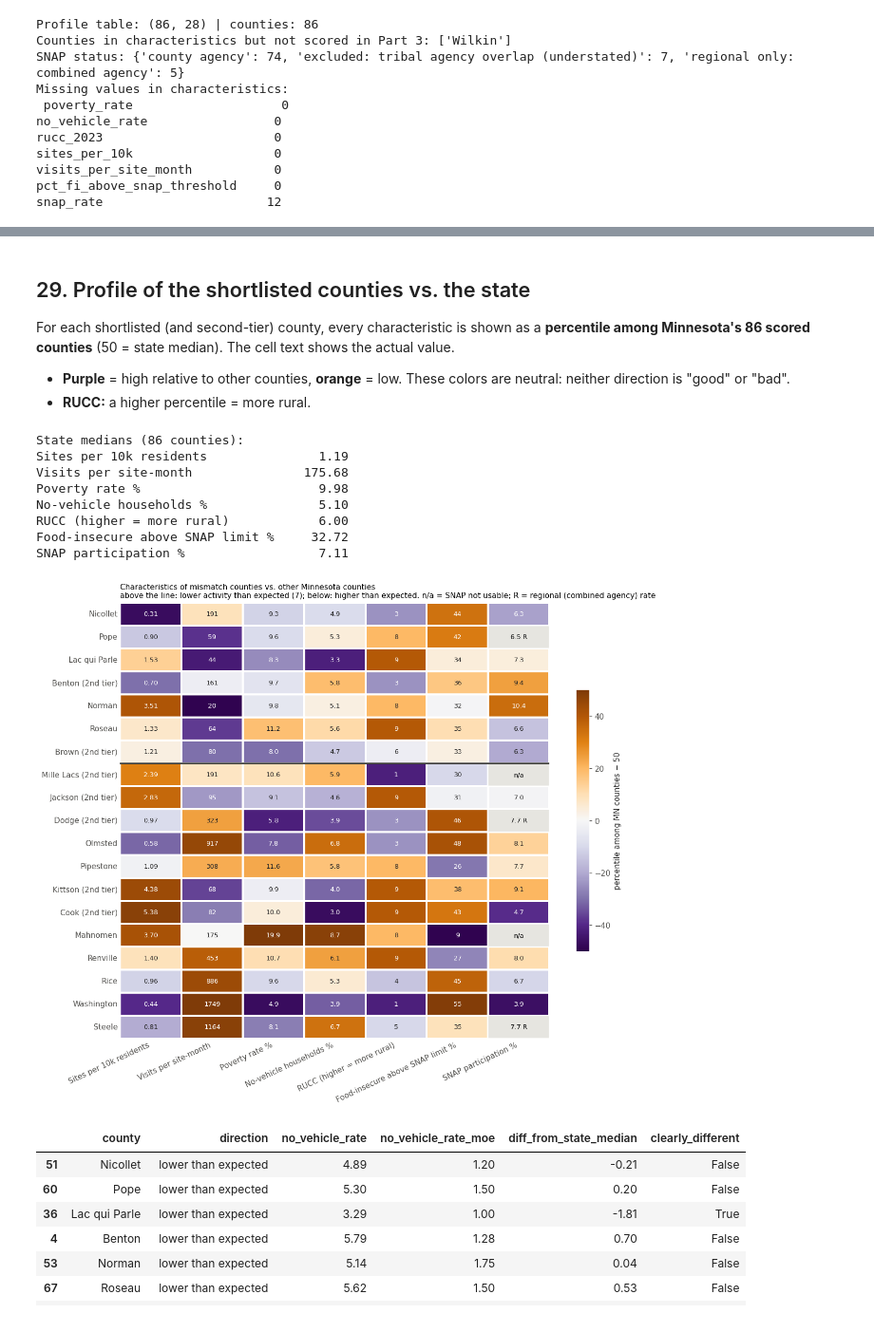
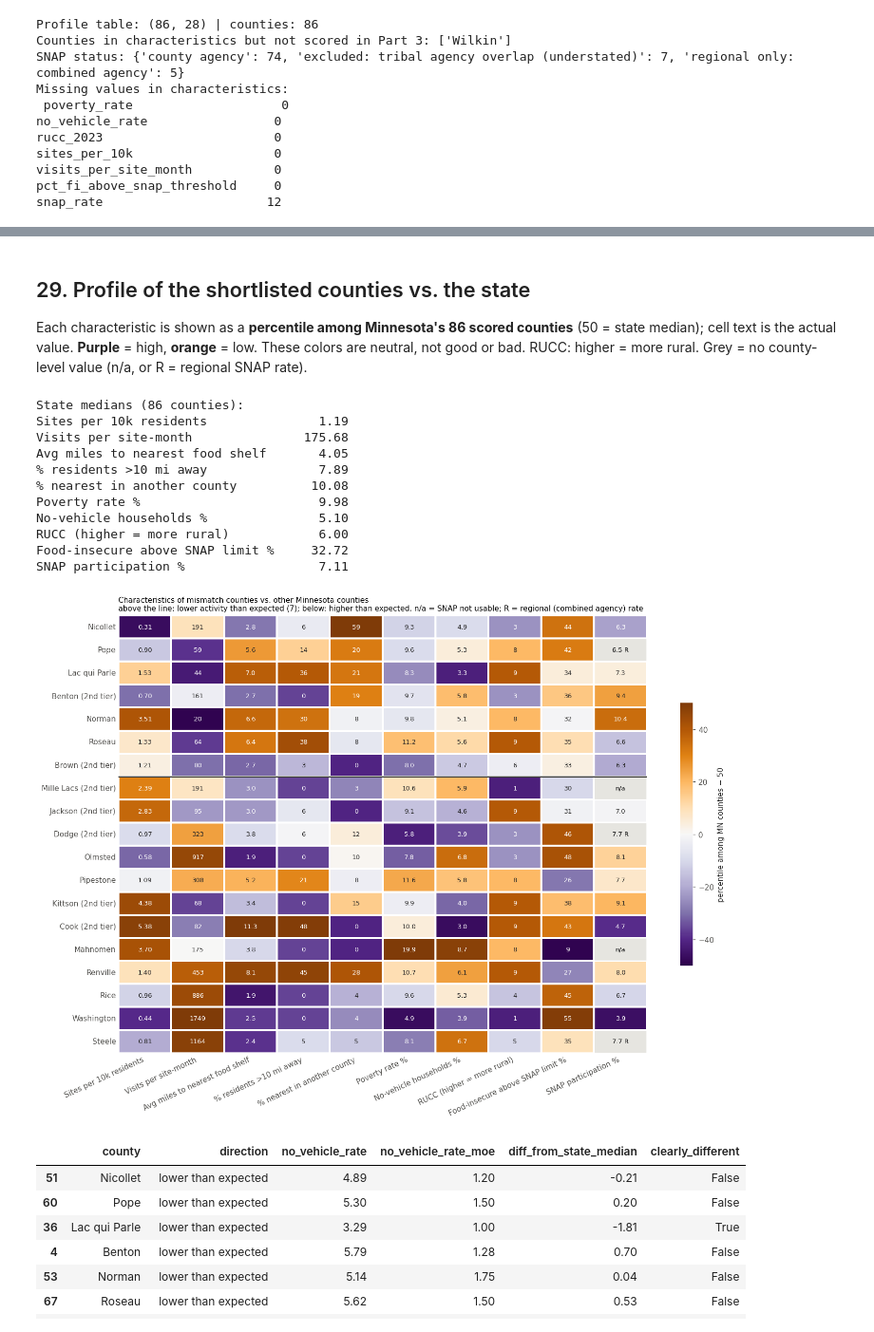
Before and after one commit to MukhHz/MINNEMUDAC_2026, a Jupyter notebook: notebooks/q1_need_vs_foodshelf_activity.ipynb, the cells around one changed output, grey strips where cells are left out. Shown at 95% size. Drawn from its saved outputs; the diff is of its cells as text; code cells hidden in the pictures.

```diff
--- a/notebooks/q1_need_vs_foodshelf_activity.ipynb
+++ b/notebooks/q1_need_vs_foodshelf_activity.ipynb
@@ -397,7 +300,6 @@ Plus a flag `incomplete` = fewer than 12 reported months **or** more than 10% of
 # %%
 for m in METRICS:
     df[f"{m}_per_1k"] = df[m] / df["population"] * 1000
-    df[f"{m}_per_fi"] = df[m] / df["fi_persons"]
 
 df["incomplete"] = (df["months_reported"] < 12) | (df["share_site_months_missing"] > 0.10)
 df = df.drop(columns=["merge_fs", "merge_pop"])
@@ -406,7 +308,7 @@ df = df.drop(columns=["merge_fs", "merge_pop"])
 comp = df.dropna(subset=["visits"]).copy()
 print("Comparison county-years:", len(comp), "| per year:", comp.groupby("year").size().to_dict())
 print("Flagged incomplete:", int(comp["incomplete"].sum()))
-comp[["county", "year", "fi_rate", "fi_persons", "population", "visits", "visits_per_1k", "visits_per_fi"]].head()
+comp[["county", "year", "fi_rate", "fi_persons", "population", "visits", "visits_per_1k"]].head()
 # %% [output]
 Comparison county-years: 258 | per year: {2022: 86, 2023: 86, 2024: 86}
 Flagged incomplete: 7
@@ -1592,9 +1047,0 @@ Each list is sorted by the average gap over the three years. `×` columns conver
-# %%
-show_cols = ["county", "gap_2022", "gap_2023", "gap_2024", "mean_gap", "times_expected",
-             "clean_years_high", "clean_years_low", "reporting_sensitive", "methods_agree"]
-per["times_expected"] = 2 ** per["mean_gap"]
-for m in METRICS:
-    for direction_name in ["persistent low", "persistent high"]:
-        t = per[(per["metric"] == m) & (per["pattern"] == direction_name)].sort_values("mean_gap")
-        print(f"\n{LABEL[m]}: {direction_name} ({len(t)} counties)")
-        print(t[show_cols].round(2).to_string(index=False) if len(t) else "  none")
@@ -2244,0 +1561,15 @@ snap_rate                      12
+# %%
+import requests
+
+LOCAL = ROOT / "Data" / "local"          # git-ignored cache for downloaded public files
+LOCAL.mkdir(parents=True, exist_ok=True)
+
+# 1) Where people live: Census 2020 population-weighted centers of every Minnesota block group
+CENPOP_URL = "https://www2.census.gov/geo/docs/reference/cenpop2020/blkgrp/CenPop2020_Mean_BG27.txt"
+cenpop_file = LOCAL / "CenPop2020_Mean_BG27.txt"
+if not cenpop_file.exists():
+    cenpop_file.write_bytes(requests.get(CENPOP_URL, timeout=60).content)
+bgpop = pd.read_csv(cenpop_file, encoding="utf-8-sig", dtype=str)
+bgpop = bgpop.assign(fips=bgpop["STATEFP"] + bgpop["COUNTYFP"], population=bgpop["POPULATION"].astype(int),
+                     lat=bgpop["LATITUDE"].astype(float), lon=bgpop["LONGITUDE"].astype(float))
+print(f"Block groups: {len(bgpop):,} | counties: {bgpop['fips'].nunique()} | 2020 population: {bgpop['population'].sum():,}")
@@ -2244,0 +1619,7 @@ snap_rate                      12
+# %%
+county_name = dict(zip(fs_month["fips"], fs_month["county"]))
+sites["block_county"] = sites["block_fips"].map(county_name)
+loc_mismatch = sites[sites["block"].notna() & (sites["block_fips"] != sites["fips"])]
+print(f"Sites whose block is in a different county than reported: {len(loc_mismatch)} of {sites['block'].notna().sum()} "
+      f"({loc_mismatch['visits'].sum() / sites['visits'].sum():.1%} of 2022-2024 visits)")
+loc_mismatch[["site_id", "county", "block_county", "City", "agency_type", "visits"]].sort_values("visits", ascending=False)
@@ -2245,13 +1716,14 @@ snap_rate                      12
 # %% [markdown]
 ## 29. Profile of the shortlisted counties vs. the state
 
-For each shortlisted (and second-tier) county, every characteristic is shown as a **percentile among Minnesota's 86 scored counties** (50 = state median). The cell text shows the actual value.
-- **Purple** = high relative to other counties, **orange** = low. These colors are neutral: neither direction is "good" or "bad".
-- **RUCC:** a higher percentile = more rural.
+Each characteristic is shown as a **percentile among Minnesota's 86 scored counties** (50 = state median); cell text is the actual value. **Purple** = high, **orange** = low. These colors are neutral, not good or bad. RUCC: higher = more rural. Grey = no county-level value (n/a, or R = regional SNAP rate).
 # %%
 CHAR = {  # column -> short label for tables/plots
     "sites_per_10k": "Sites per 10k residents",
     "visits_per_site_month": "Visits per site-month",
+    "mean_dist_mi": "Avg miles to nearest food shelf",
+    "pct_over_10mi": "% residents >10 mi away",
+    "pct_nearest_other_county": "% nearest in another county",
     "poverty_rate": "Poverty rate %",
     "no_vehicle_rate": "No-vehicle households %",
     "rucc_2023": "RUCC (higher = more rural)",
@@ -2269,42 +1741,46 @@ focus = focus.sort_values("order")
 labels = [f"{c}{'' if p == 'shortlist' else ' (2nd tier)'}" for c, p in zip(focus["county"], focus["priority"])]
 
 pct_mat = pct.loc[focus.index, list(CHAR)].set_axis(labels).rename(columns=CHAR)
-val_fmt = {"sites_per_10k": "{:.2f}", "visits_per_site_month": "{:.0f}", "poverty_rate": "{:.1f}",
+val_fmt = {"sites_per_10k": "{:.2f}", "visits_per_site_month": "{:.0f}", "mean_dist_mi": "{:.1f}", "pct_over_10mi": "{:.0f}",
+           "pct_nearest_other_county": "{:.0f}", "poverty_rate": "{:.1f}",
            "no_vehicle_rate": "{:.1f}", "rucc_2023": "{:.0f}", "pct_fi_above_snap_threshold": "{:.0f}", "snap_rate": "{:.1f}"}
 ann = focus[list(CHAR)].apply(lambda col: col.map(lambda v: "n/a" if pd.isna(v) else val_fmt[col.name].format(v)))
 for i, (_, r) in enumerate(focus.iterrows()):  # show the regional SNAP rate, marked "R"
     if pd.notna(r["snap_rate_regional"]):
         ann.iloc[i, list(CHAR).index("snap_rate")] = f"{r['snap_rate_regional']:.1f} R"
 ann = ann.set_axis(labels).rename(columns=CHAR)
 
-fig, ax = plt.subplots(figsize=(11.5, 0.42 * len(focus) + 1.8))
+fig, ax = plt.subplots(figsize=(14, 0.42 * len(focus) + 2))
 missing = pct_mat.isna()
 sns.heatmap((pct_mat - 50).fillna(0), cmap="PuOr_r", center=0, vmin=-50, vmax=50, annot=ann, fmt="", annot_kws={"fontsize": 8.5},
             linewidths=1.5, linecolor="white", cbar_kws={"label": "percentile among MN counties − 50", "shrink": 0.6}, ax=ax)
 # Cells without a county-level value (SNAP not usable / regional only): grey, with their label
 from matplotlib.patches import Rectangle
 for (i, j) in zip(*np.where(missing.to_numpy())):
     ax.add_patch(Rectangle((j, i), 1, 1, facecolor="#e6e5e0", edgecolor="white", lw=1.5))
     ax.text(j + 0.5, i + 0.5, ann.iloc[i, j], ha="center", va="center", fontsize=8.5, color="#2b2b2b")
 n_low = int((focus["mean_gap_all"] < 0).sum())
 ax.axhline(n_low, color="#3d3d3a", lw=2)
 ax.grid(False); ax.tick_params(length=0); ax.set_xlabel(""); ax.set_ylabel("")
 ax.set_xticklabels(ax.get_xticklabels(), rotation=25, ha="right")
 ax.set_title("Characteristics of mismatch counties vs. other Minnesota counties\n"
              f"above the line: lower activity than expected ({n_low}); below: higher than expected. "
              "n/a = SNAP not usable; R = regional (combined agency) rate", loc="left", fontsize=10)
 plt.tight_layout()
 plt.show()
 # %% [output]
 State medians (86 counties):
 Sites per 10k residents               1.19
 Visits per site-month               175.68
+Avg miles to nearest food shelf       4.05
+% residents >10 mi away               7.89
+% nearest in another county          10.08
 Poverty rate %                        9.98
 No-vehicle households %               5.10
 RUCC (higher = more rural)            6.00
 Food-insecure above SNAP limit %     32.72
 SNAP participation %                  7.11
-[figure, old version]
+[figure, new version]
 # %%
 # Vehicle access: is each county's difference from the state median larger than its margin of error?
 veh_check = focus[["county", "direction", "no_vehicle_rate", "no_vehicle_rate_moe"]].copy()
```
Also changed, not shown: parts of 112 cells of this notebook, 3 other files.
